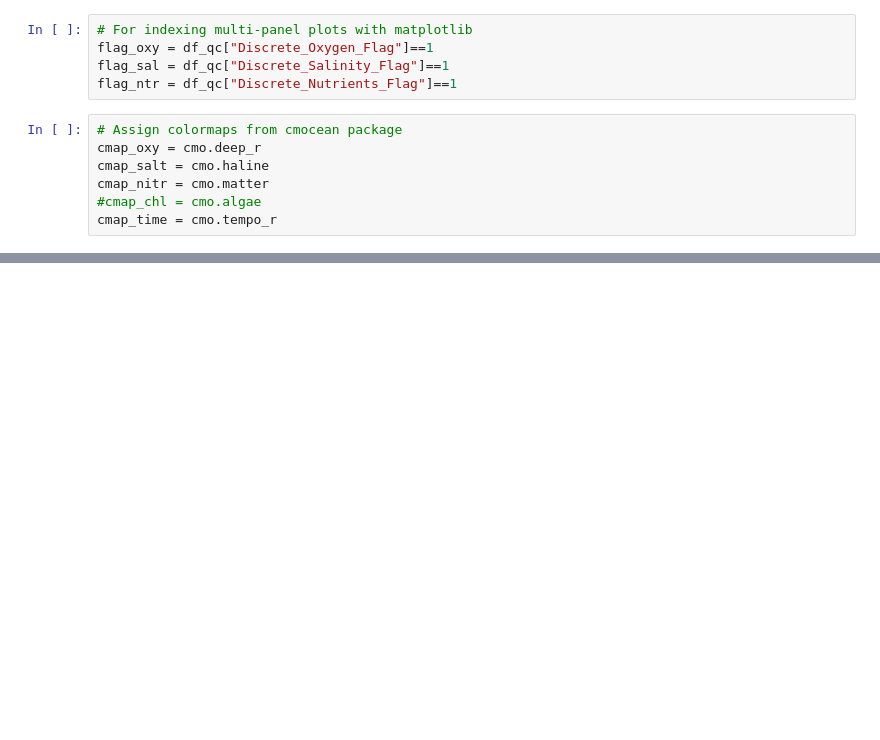
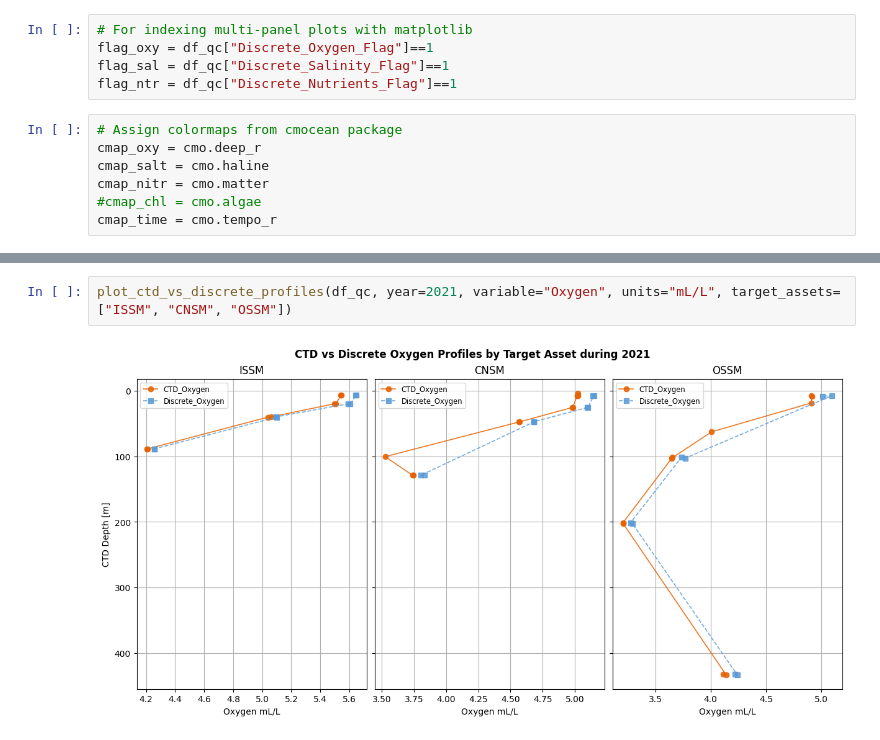
Before and after one commit to WHOIGit/ooi-on-bco-dmo, a Jupyter notebook: notebooks/0-OOI-Pioneer-NES-discrete-sample-article-figures.ipynb, the cells around one changed output, grey strips where cells are left out. Drawn from its saved outputs; the diff is of its cells as text; blank space fills up the shorter version.

```diff
--- a/notebooks/0-OOI-Pioneer-NES-discrete-sample-article-figures.ipynb
+++ b/notebooks/0-OOI-Pioneer-NES-discrete-sample-article-figures.ipynb
@@ -402 +359,5 @@ plot_ctd_vs_discrete_profiles(df_qc, year=2021, variable="Oxygen", target_assets
+# %%
+plot_ctd_vs_discrete_profiles(df_qc, year=2021, variable="Oxygen", units="mL/L", target_assets=["ISSM", "CNSM", "OSSM"])
+# %% [output]
+[figure, added]
 # %% [markdown]
```
Also changed, not shown: parts of 30 cells of this notebook.
